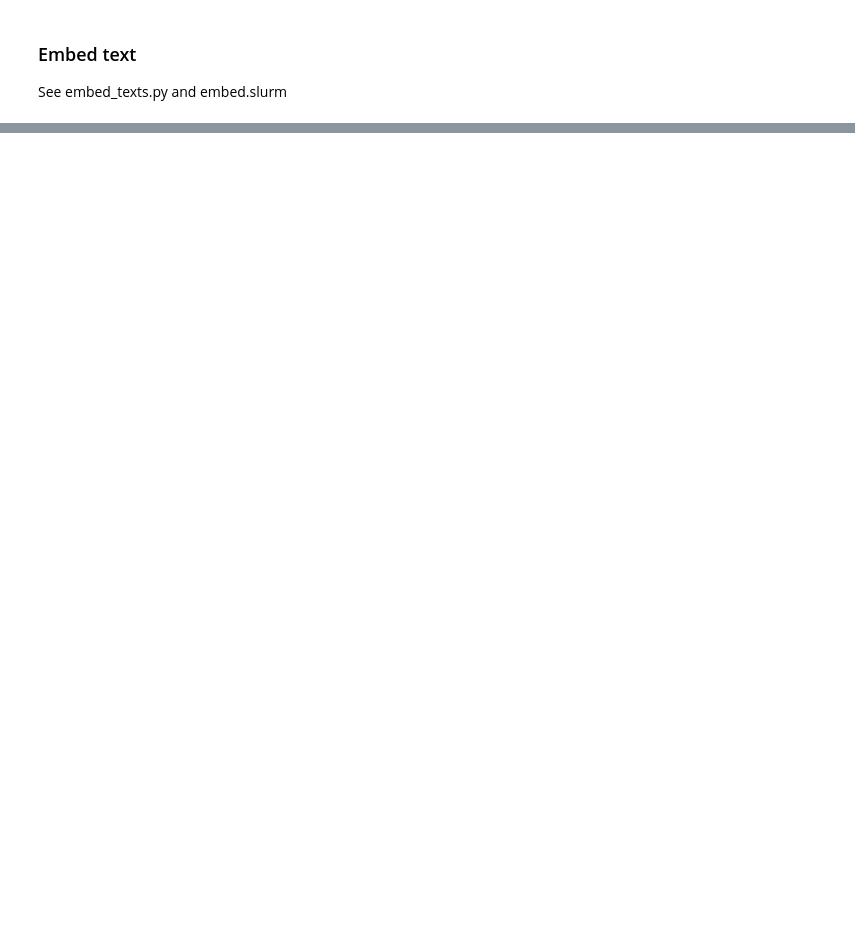
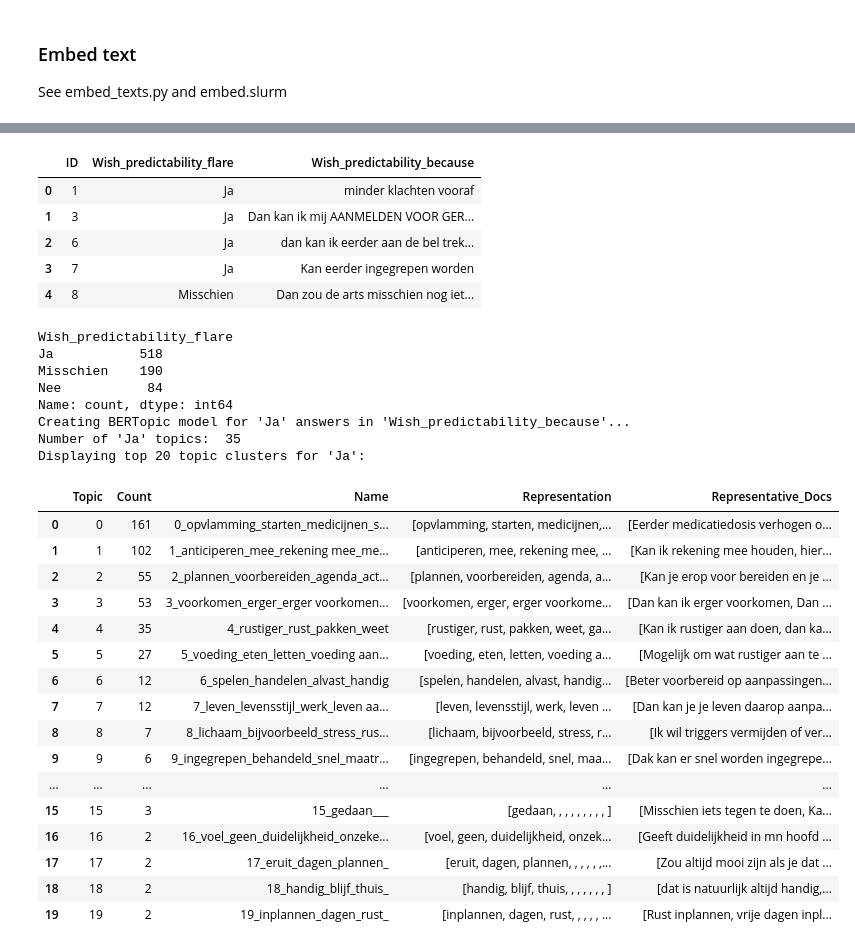
Before and after one commit to zhang-jiaxu/IBDigitalNLP, a Jupyter notebook: open_question_analysis.ipynb, the cells around one changed output, grey strips where cells are left out. Drawn from its saved outputs; the diff is of its cells as text; code cells hidden in the pictures; blank space fills up the shorter version.

```diff
--- a/open_question_analysis.ipynb
+++ b/open_question_analysis.ipynb
@@ -307,0 +239,49 @@ topic_summary[["Topic", "Count", "Share", "CumShare", "Keywords_cTFIDF"]].head(1
+# %%
+# import embeddings and documents
+from bertopic import BERTopic
+from sklearn.feature_extraction.text import CountVectorizer
+from bertopic.dimensionality import BaseDimensionalityReduction
+from sklearn.cluster import AgglomerativeClustering
+import numpy as np
+from sklearn.cluster import KMeans
+import pandas as pd
+
+TEXT_COL = "Wish_predictability_because"
+emb_flare_pred = np.load(f"embeddings/emb_robbert_{TEXT_COL}.npy")
+df_flare_pred = pd.read_csv(f"data/answers_for_embedding_{TEXT_COL}.csv")
+# strip spaces in the column names
+df_flare_pred.columns = df_flare_pred.columns.str.strip()
+print("Examples of the 'Ja' answers:")
+display(df_flare_pred.head())
+documents_flare_pred = df_flare_pred[TEXT_COL].tolist()
+meta_data = df_flare_pred[["Wish_predictability_flare"]]
+# print the value counts of meta_data
+print(meta_data["Wish_predictability_flare"].value_counts())
+# get the indices of "Ja", "Nee" answers
+idxs_ja = meta_data[meta_data["Wish_predictability_flare"] == "Ja"].index.tolist()
+idxs_nee = meta_data[meta_data["Wish_predictability_flare"] == "Nee"].index.tolist()
+# separate the embeddings and documents based on the indices
+emb_flare_pred_jas = emb_flare_pred[idxs_ja]
+docs_jas = [documents_flare_pred[i] for i in idxs_ja]
+assert len(emb_flare_pred_jas) == len(docs_jas), "Length of 'Ja' embeddings and documents do not match!"
+emb_flare_pred_nees = emb_flare_pred[idxs_nee]
+docs_nees = [documents_flare_pred[i] for i in idxs_nee]
+assert len(emb_flare_pred_nees) == len(docs_nees), "Length of 'Nee' embeddings and documents do not match!"
+
+print("Creating BERTopic model for 'Ja' answers in 'Wish_predictability_because'...")
+topic_model_pred_flare_jas = BERTopic(verbose=False)
+
+# no UMAP applied
+topic_model_pred_flare_jas.umap_model = BaseDimensionalityReduction()
+# Agglomerative Clustering with distance threshold
+topic_model_pred_flare_jas.hdbscan_model = AgglomerativeClustering(n_clusters=None, distance_threshold=0.65, metric='cosine', linkage='average')
+# CountVectorizer with custom stopwords
+topic_model_pred_flare_jas.vectorizer_model = CountVectorizer(stop_words=stopwords, min_df=2, ngram_range=(1,2))
+# fit and transform
+topics_reason_flare_jas, probs_reason_flare_jas = topic_model_pred_flare_jas.fit_transform(docs_jas, embeddings=emb_flare_pred_jas)
+pd.set_option('display.max_colwidth', None)
+pd.set_option('display.max_rows', 20)
+print("Number of 'Ja' topics: ", len(topic_model_pred_flare_jas.get_topic_info()))
+print("Displaying top 20 topic clusters for 'Ja':")
+topic_model_pred_flare_jas.get_topic_info().head(20)
+# %% [output]
@@ -307,0 +289,31 @@ topic_summary[["Topic", "Count", "Share", "CumShare", "Keywords_cTFIDF"]].head(1
+|  | ID | Wish_predictability_flare | Wish_predictability_because |
+| 0 | 1 | Ja | minder klachten vooraf |
+| 1 | 3 | Ja | Dan kan ik mij AANMELDEN VOOR GER... |
+| 2 | 6 | Ja | dan kan ik eerder aan de bel trek... |
+| 3 | 7 | Ja | Kan eerder ingegrepen worden |
+| 4 | 8 | Misschien | Dan zou de arts misschien nog iet... |
+Wish_predictability_flare
+Ja           518
+Misschien    190
+Nee           84
+Name: count, dtype: int64
+Creating BERTopic model for 'Ja' answers in 'Wish_predictability_because'...
+Number of 'Ja' topics:  35
+Displaying top 20 topic clusters for 'Ja':
+|  | Topic | Count | Name | Representation | Representative_Docs |
+| 0 | 0 | 161 | 0_opvlamming_starten_medicijnen_s... | [opvlamming, starten, medicijnen,... | [Eerder medicatiedosis verhogen o... |
+| 1 | 1 | 102 | 1_anticiperen_mee_rekening mee_me... | [anticiperen, mee, rekening mee, ... | [Kan ik rekening mee houden, hier... |
+| 2 | 2 | 55 | 2_plannen_voorbereiden_agenda_act... | [plannen, voorbereiden, agenda, a... | [Kan je erop voor bereiden en je ... |
+| 3 | 3 | 53 | 3_voorkomen_erger_erger voorkomen... | [voorkomen, erger, erger voorkome... | [Dan kan ik erger voorkomen, Dan ... |
+| 4 | 4 | 35 | 4_rustiger_rust_pakken_weet | [rustiger, rust, pakken, weet, ga... | [Kan ik rustiger aan doen, dan ka... |
+| 5 | 5 | 27 | 5_voeding_eten_letten_voeding aan... | [voeding, eten, letten, voeding a... | [Mogelijk om wat rustiger aan te ... |
+| 6 | 6 | 12 | 6_spelen_handelen_alvast_handig | [spelen, handelen, alvast, handig... | [Beter voorbereid op aanpassingen... |
+| 7 | 7 | 12 | 7_leven_levensstijl_werk_leven aa... | [leven, levensstijl, werk, leven ... | [Dan kan je je leven daarop aanpa... |
+| 8 | 8 | 7 | 8_lichaam_bijvoorbeeld_stress_rus... | [lichaam, bijvoorbeeld, stress, r... | [Ik wil triggers vermijden of ver... |
+| 9 | 9 | 6 | 9_ingegrepen_behandeld_snel_maatr... | [ingegrepen, behandeld, snel, maa... | [Dak kan er snel worden ingegrepe... |
+| ... | ... | ... | ... | ... | ... |
+| 15 | 15 | 3 | 15_gedaan___ | [gedaan, , , , , , , , , ] | [Misschien iets tegen te doen, Ka... |
+| 16 | 16 | 2 | 16_voel_geen_duidelijkheid_onzeke... | [voel, geen, duidelijkheid, onzek... | [Geeft duidelijkheid in mn hoofd ... |
+| 17 | 17 | 2 | 17_eruit_dagen_plannen_ | [eruit, dagen, plannen, , , , , ,... | [Zou altijd mooi zijn als je dat ... |
+| 18 | 18 | 2 | 18_handig_blijf_thuis_ | [handig, blijf, thuis, , , , , , , ] | [dat is natuurlijk altijd handig,... |
+| 19 | 19 | 2 | 19_inplannen_dagen_rust_ | [inplannen, dagen, rust, , , , , ... | [Rust inplannen, vrije dagen inpl... |
```
Also changed, not shown: parts of 27 cells of this notebook, 18 other files.
